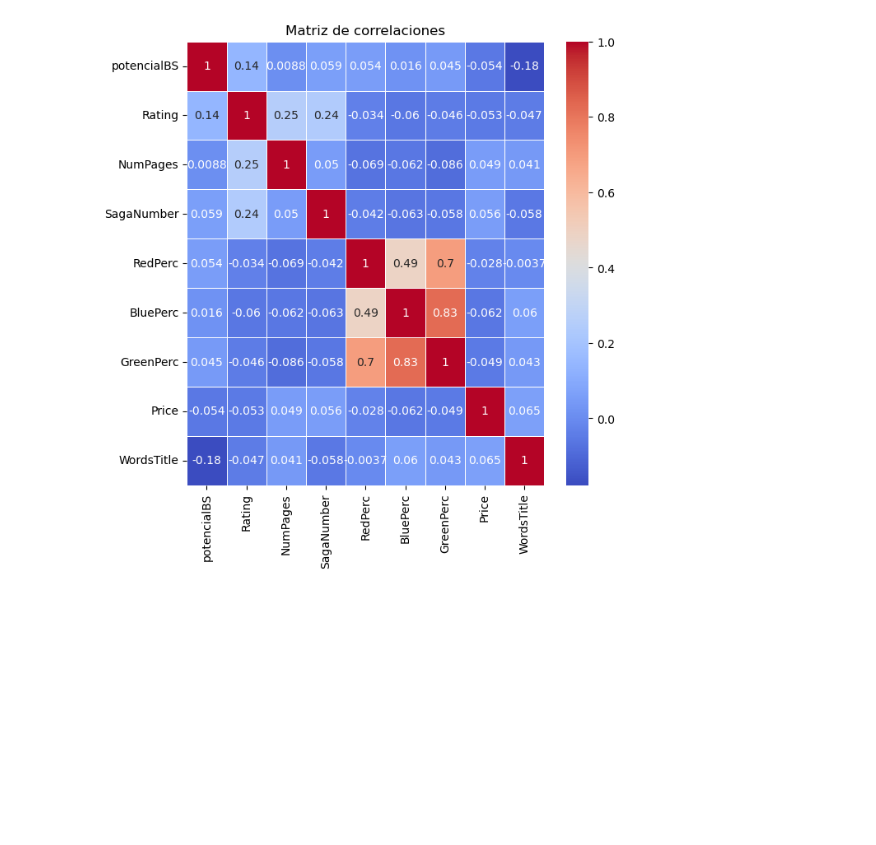
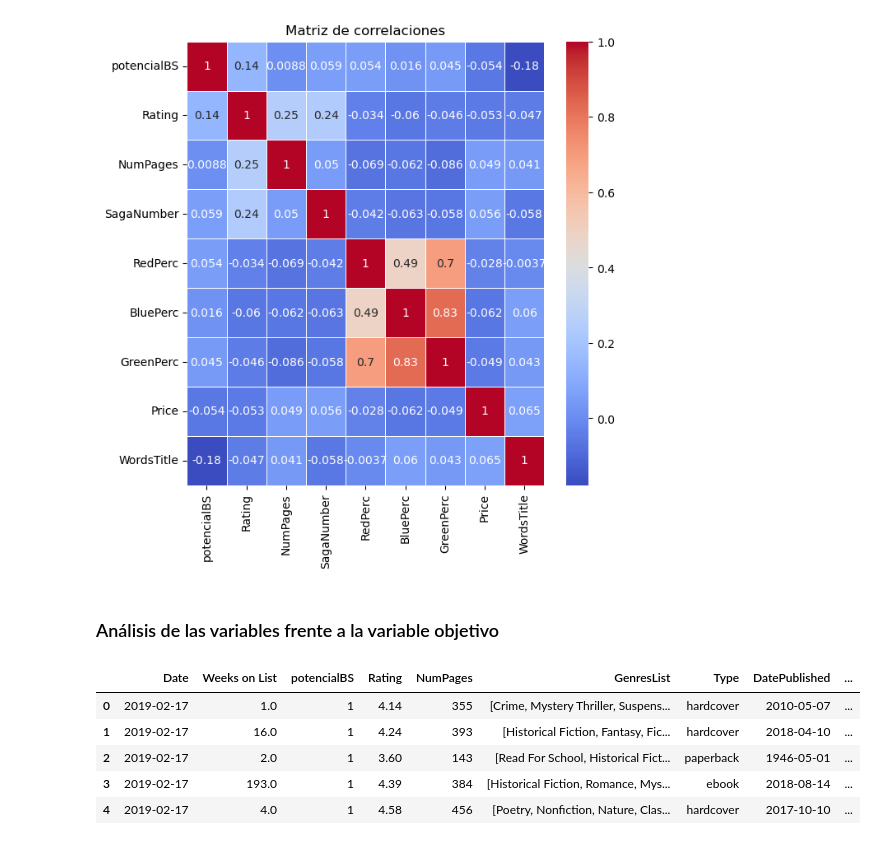
Before and after one commit to MMCCJJ/NOVELLA, a Jupyter notebook: src/exploracion/exploracion.ipynb, the cells around one changed output. Saved outputs shown, nothing was run; the diff lists cells and outputs as text; code cells hidden in the pictures; blank space fills up the shorter version.

```diff
--- a/src/exploracion/exploracion.ipynb
+++ b/src/exploracion/exploracion.ipynb
@@ -255,3 +255,14 @@ plt.title('Matriz de correlaciones')
 plt.show()
 # %% [output]
 [figure]
+# %% [markdown]
+### Análisis de las variables frente a la variable objetivo
+# %%
+df.head()
+# %% [output]
+|  | Date | Weeks on List | potencialBS | Rating | NumPages | GenresList | Type | DatePublished | ... |
+| 0 | 2019-02-17 | 1.0 | 1 | 4.14 | 355 | [Crime, Mystery Thriller, Suspens... | hardcover | 2010-05-07 | ... |
+| 1 | 2019-02-17 | 16.0 | 1 | 4.24 | 393 | [Historical Fiction, Fantasy, Fic... | hardcover | 2018-04-10 | ... |
+| 2 | 2019-02-17 | 2.0 | 1 | 3.60 | 143 | [Read For School, Historical Fict... | paperback | 1946-05-01 | ... |
+| 3 | 2019-02-17 | 193.0 | 1 | 4.39 | 384 | [Historical Fiction, Romance, Mys... | ebook | 2018-08-14 | ... |
+| 4 | 2019-02-17 | 4.0 | 1 | 4.58 | 456 | [Poetry, Nonfiction, Nature, Clas... | hardcover | 2017-10-10 | ... |
```
Also changed, not shown: parts of 9 cells of this notebook.
